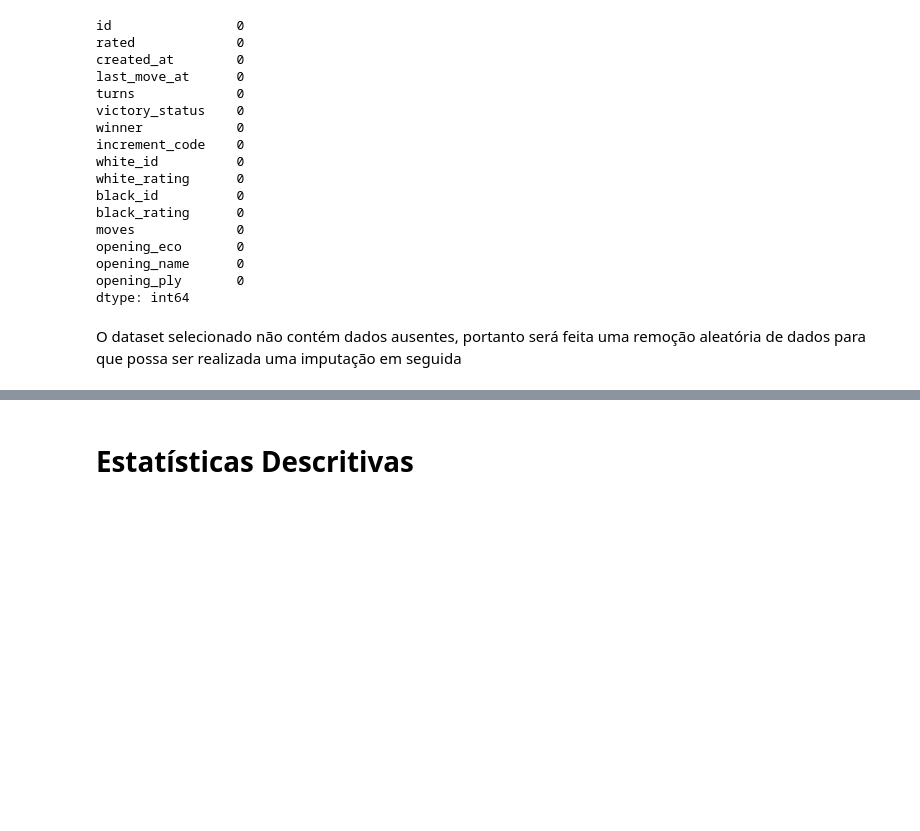
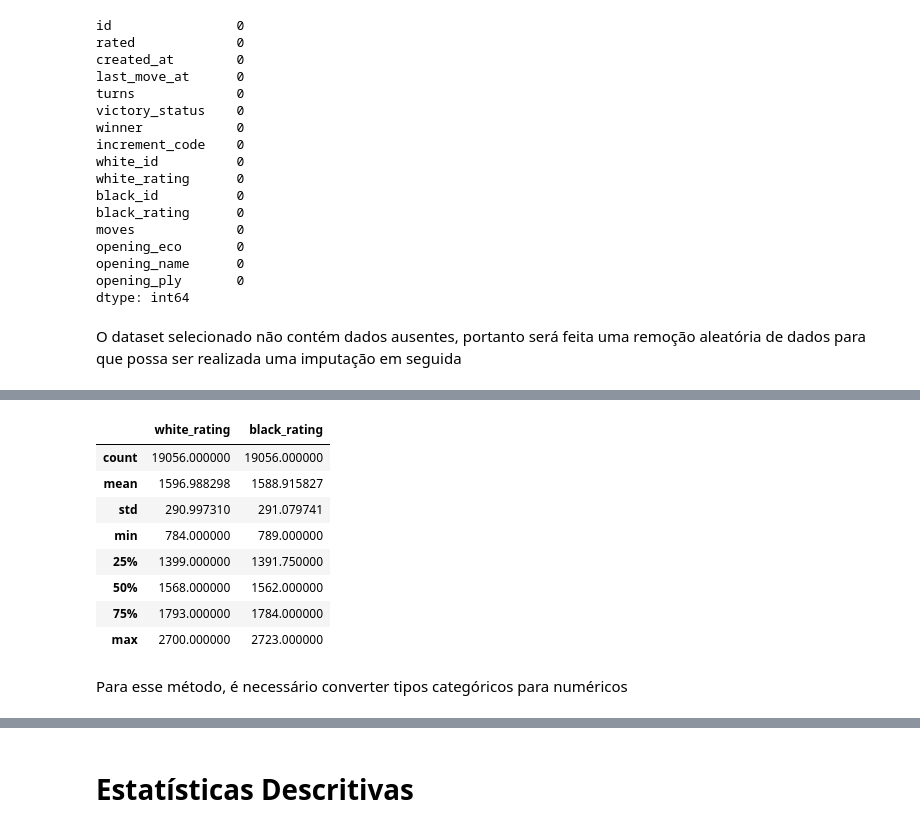
Before and after one commit to Vinicius-resende-cin/intro-dados, a Jupyter notebook: notebooks/ChessGames.ipynb, the cells around one changed output, grey strips where cells are left out. Saved outputs shown, nothing was run; the diff lists cells and outputs as text; code cells hidden in the pictures; blank space fills up the shorter version.

```diff
--- a/notebooks/ChessGames.ipynb
+++ b/notebooks/ChessGames.ipynb
@@ -104,7 +96,3 @@ Index(['A00', 'A01', 'A02', 'A03', 'A04', 'A05', 'A06', 'A07', 'A08', 'A09',
-# %%
-# os códigos não trazem informação útil como dados categóricos, já que os nomes das aberturas já são fornecidos
-# sendo assim, essa coluna será convertida para um tipo numérico
-chess_games['opening_eco'] = chess_games['opening_eco'].cat.codes
 # %%
 chess_games.head()
 # %% [output]
@@ -145,0 +136,9 @@ O dataset selecionado não contém dados ausentes, portanto será feita uma remo
+# %%
+# gerando indices aleatórios
+random_indices_white_rating = np.random.choice(chess_games.index, size=int(len(chess_games)*0.05), replace=False)
+random_indices_black_rating = np.random.choice(chess_games.index, size=int(len(chess_games)*0.05), replace=False)
+
+# substituindo valores por NaN
+chess_games2 = chess_games.copy()
+chess_games2.loc[random_indices_white_rating, ['white_rating']] = np.nan
+chess_games2.loc[random_indices_black_rating, ['black_rating']] = np.nan
@@ -145,0 +403,14 @@ O dataset selecionado não contém dados ausentes, portanto será feita uma remo
+# %%
+chess_games_knn_fill[['white_rating', 'black_rating']].describe()
+# %% [output]
+|  | white_rating | black_rating |
+| count | 19056.000000 | 19056.000000 |
+| mean | 1596.988298 | 1588.915827 |
+| std | 290.997310 | 291.079741 |
+| min | 784.000000 | 789.000000 |
+| 25% | 1399.000000 | 1391.750000 |
+| 50% | 1568.000000 | 1562.000000 |
+| 75% | 1793.000000 | 1784.000000 |
+| max | 2700.000000 | 2723.000000 |
+# %% [markdown]
+Para esse método, é necessário converter tipos categóricos para numéricos
```
Also changed, not shown: parts of 45 cells of this notebook.
